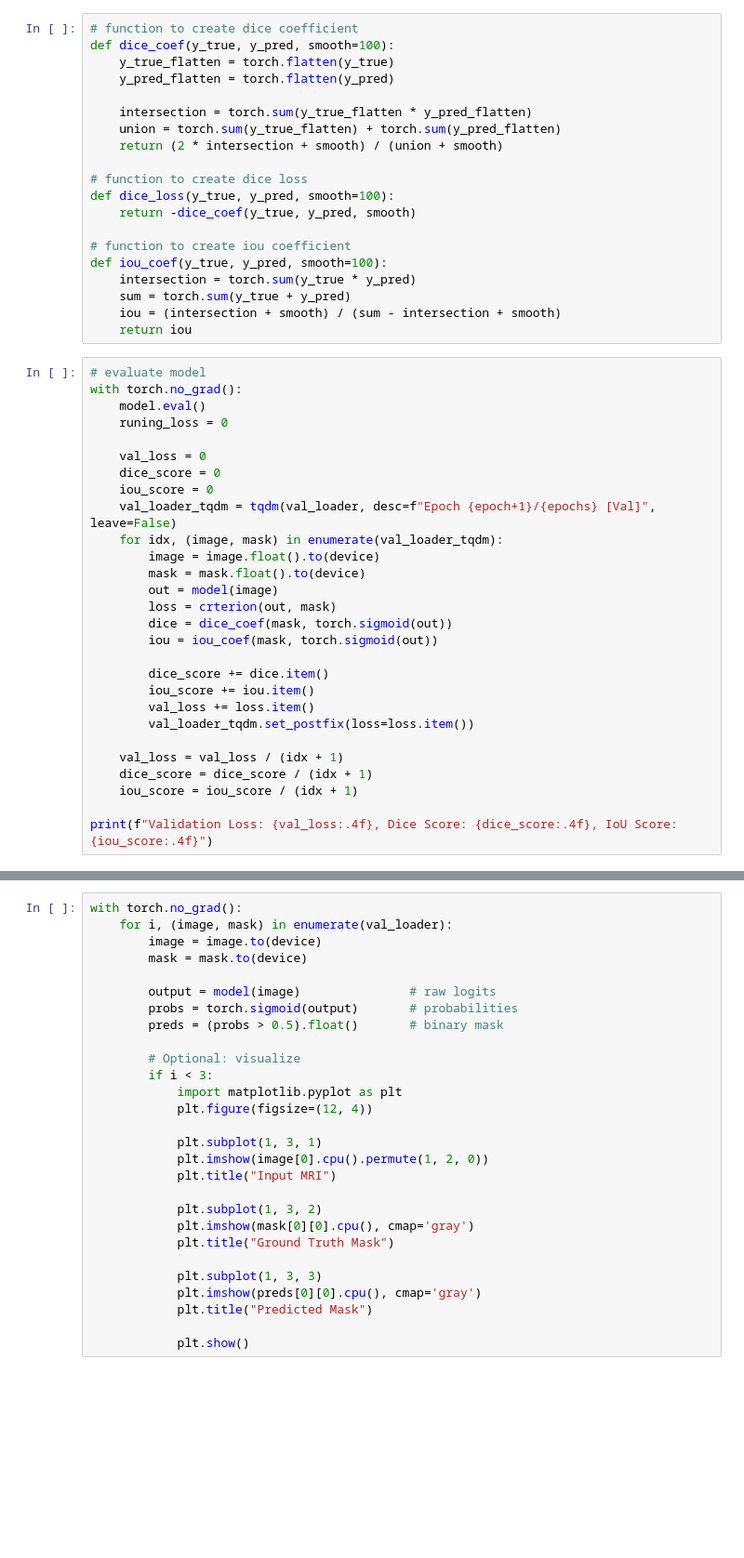
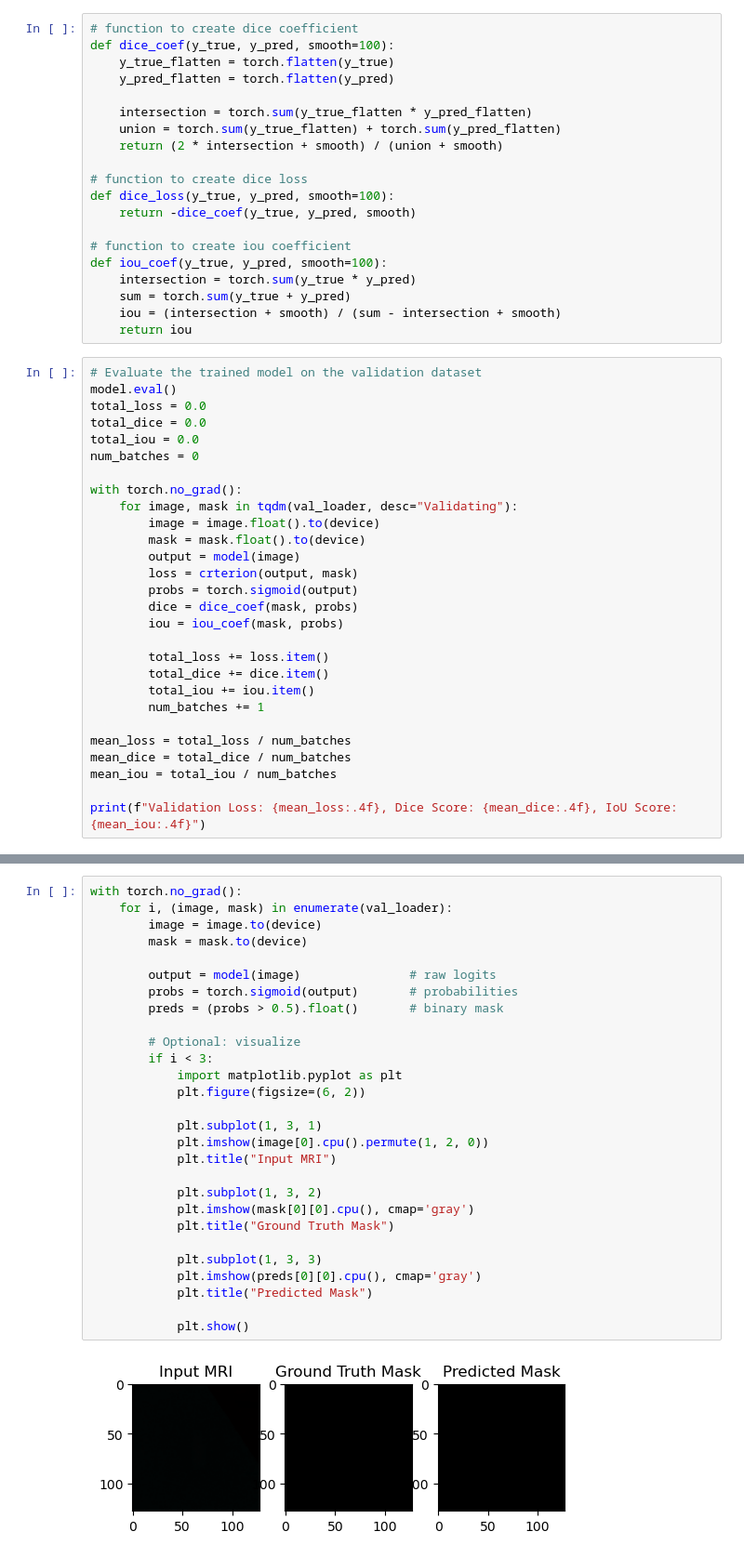
Before and after one commit to liu-bodong/CV-Lab, a Jupyter notebook: main.ipynb, the cells around one changed output, grey strips where cells are left out. Shown at 93% size. Cells and saved outputs as stored; diff of their text form; blank space fills up the shorter version.

```diff
--- a/main.ipynb
+++ b/main.ipynb
@@ -187,30 +192,30 @@ def iou_coef(y_true, y_pred, smooth=100):
     iou = (intersection + smooth) / (sum - intersection + smooth)
     return iou
 # %%
-# evaluate model
+# Evaluate the trained model on the validation dataset
+model.eval()
+total_loss = 0.0
+total_dice = 0.0
+total_iou = 0.0
+num_batches = 0
+
 with torch.no_grad():
-    model.eval()
-    runing_loss = 0
-
-    val_loss = 0
-    dice_score = 0
-    iou_score = 0
-    val_loader_tqdm = tqdm(val_loader, desc=f"Epoch {epoch+1}/{epochs} [Val]", leave=False)
-    for idx, (image, mask) in enumerate(val_loader_tqdm):
+    for image, mask in tqdm(val_loader, desc="Validating"):
         image = image.float().to(device)
         mask = mask.float().to(device)
-        out = model(image)
-        loss = crterion(out, mask)
-        dice = dice_coef(mask, torch.sigmoid(out))
-        iou = iou_coef(mask, torch.sigmoid(out))
+        output = model(image)
+        loss = crterion(output, mask)
+        probs = torch.sigmoid(output)
+        dice = dice_coef(mask, probs)
+        iou = iou_coef(mask, probs)
 
-        dice_score += dice.item()
-        iou_score += iou.item()
-        val_loss += loss.item()
-        val_loader_tqdm.set_postfix(loss=loss.item())
+        total_loss += loss.item()
+        total_dice += dice.item()
+        total_iou += iou.item()
+        num_batches += 1
 
-    val_loss = val_loss / (idx + 1)
-    dice_score = dice_score / (idx + 1)
-    iou_score = iou_score / (idx + 1)
+mean_loss = total_loss / num_batches
+mean_dice = total_dice / num_batches
+mean_iou = total_iou / num_batches
 
-print(f"Validation Loss: {val_loss:.4f}, Dice Score: {dice_score:.4f}, IoU Score: {iou_score:.4f}")
+print(f"Validation Loss: {mean_loss:.4f}, Dice Score: {mean_dice:.4f}, IoU Score: {mean_iou:.4f}")
@@ -217,28 +224,30 @@ print(f"Validation Loss: {val_loss:.4f}, Dice Score: {dice_score:.4f}, IoU Score
 # %%
 with torch.no_grad():
     for i, (image, mask) in enumerate(val_loader):
         image = image.to(device)
         mask = mask.to(device)
 
         output = model(image)               # raw logits
         probs = torch.sigmoid(output)       # probabilities
         preds = (probs > 0.5).float()       # binary mask
 
         # Optional: visualize
         if i < 3:
             import matplotlib.pyplot as plt
-            plt.figure(figsize=(12, 4))
+            plt.figure(figsize=(6, 2))
 
             plt.subplot(1, 3, 1)
             plt.imshow(image[0].cpu().permute(1, 2, 0))
             plt.title("Input MRI")
 
             plt.subplot(1, 3, 2)
             plt.imshow(mask[0][0].cpu(), cmap='gray')
             plt.title("Ground Truth Mask")
 
             plt.subplot(1, 3, 3)
             plt.imshow(preds[0][0].cpu(), cmap='gray')
             plt.title("Predicted Mask")
 
             plt.show()
+# %% [output]
+[figure, added]
```
Also changed, not shown: parts of 4 cells of this notebook, 7 other files.
